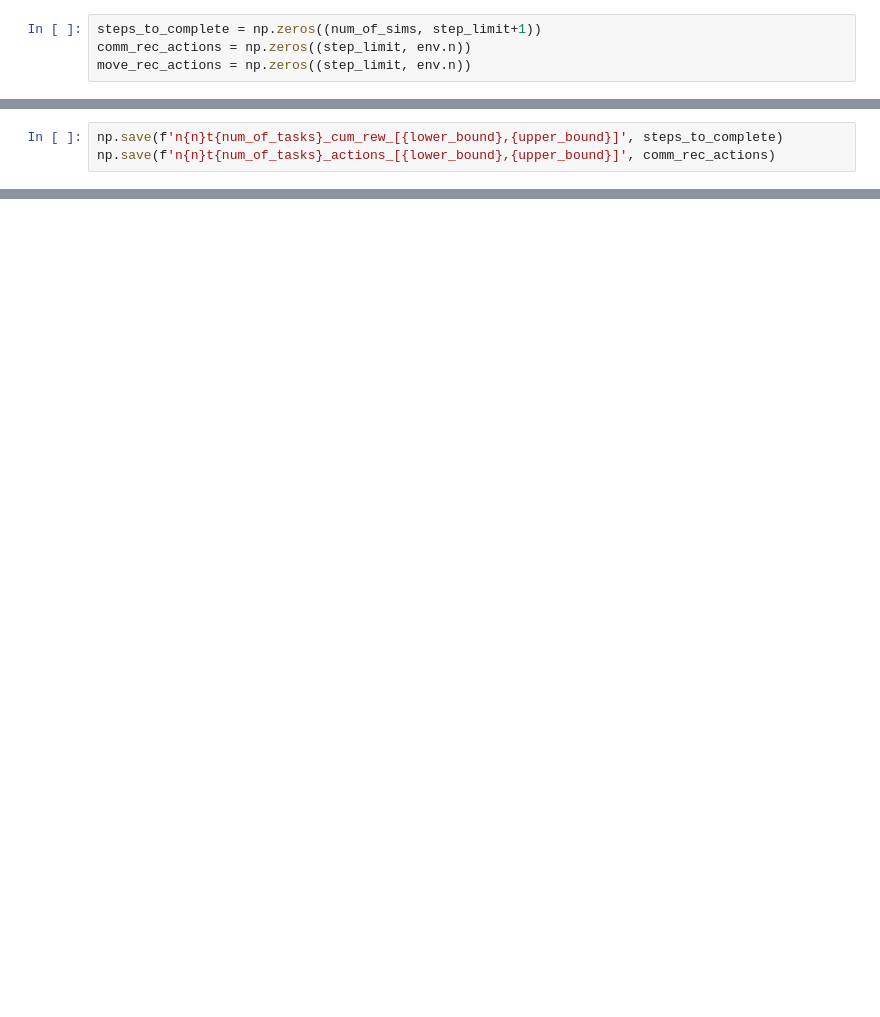
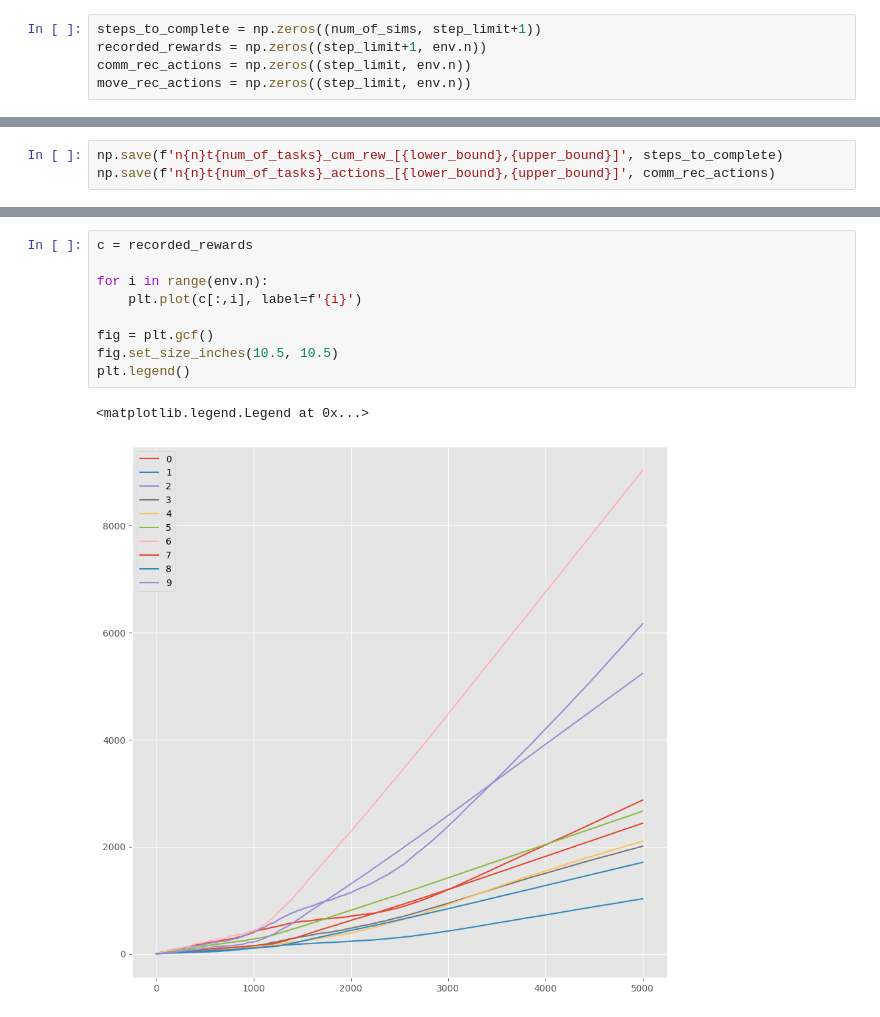
Before and after one commit to akhimoche/coop-form-marl, a Jupyter notebook: driver_code.ipynb, the cells around one changed output, grey strips where cells are left out. Saved outputs shown, nothing was run; the diff lists cells and outputs as text; blank space fills up the shorter version.

```diff
--- a/driver_code.ipynb
+++ b/driver_code.ipynb
@@ -27,6 +29,7 @@ print(comm_space)
 env = CoopEnv(n=n, num_of_tasks=num_of_tasks)
 # %%
 steps_to_complete = np.zeros((num_of_sims, step_limit+1))
+recorded_rewards = np.zeros((step_limit+1, env.n))
 comm_rec_actions = np.zeros((step_limit, env.n))
 move_rec_actions = np.zeros((step_limit, env.n))
 # %%
@@ -99,3 +113,15 @@ plt.plot(b)
+# %%
+c = recorded_rewards
+
+for i in range(env.n):
+    plt.plot(c[:,i], label=f'{i}')
+
+fig = plt.gcf()
+fig.set_size_inches(10.5, 10.5)
+plt.legend()
+# %% [output]
+<matplotlib.legend.Legend at 0x...>
+[figure, added]
 # %%
 plt.xlabel('Number of Steps Played')
 plt.ylabel('Comm Bias')
```
Also changed, not shown: parts of 8 cells of this notebook, 5 other files.
